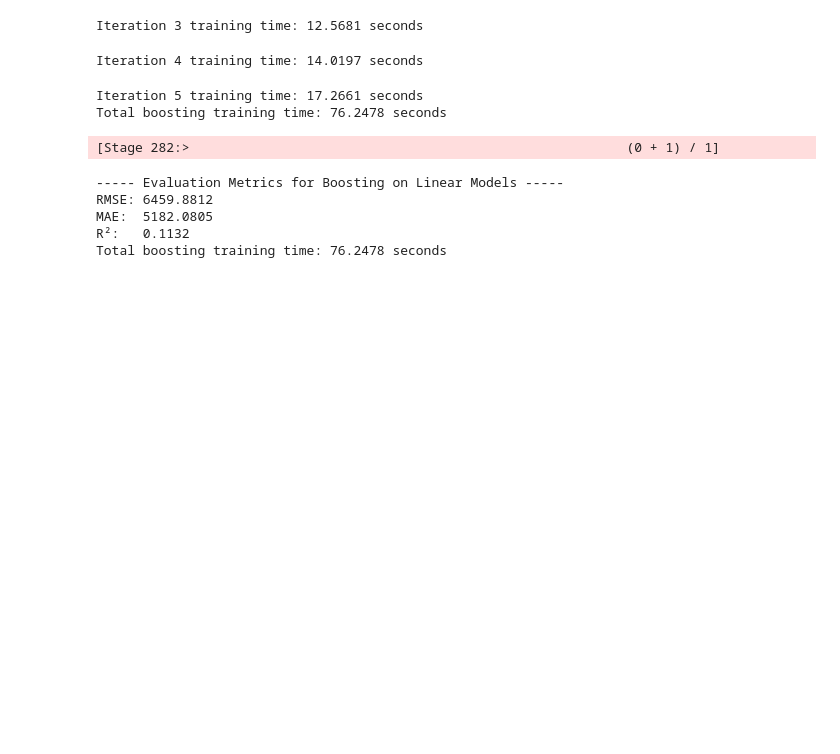
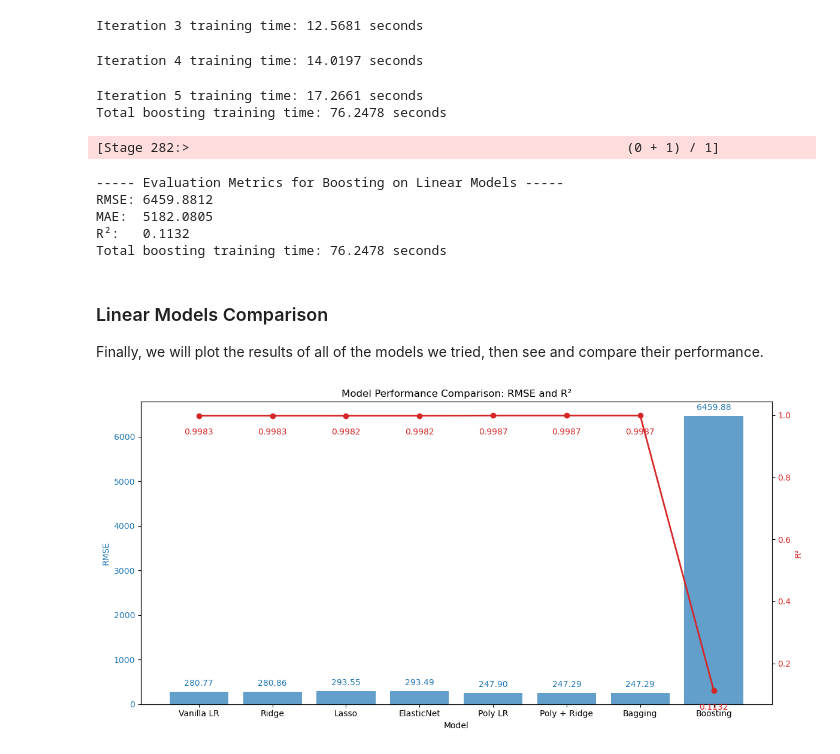
Before and after one commit to atumlin/DS5460_FinalProject, a Jupyter notebook: FinalMilestone.ipynb, the cells around one changed output. Drawn from its saved outputs; the diff is of its cells as text; code cells hidden in the pictures; blank space fills up the shorter version.

Commit message:
Finished Final Comparisons and Conclusions

```diff
--- a/FinalMilestone.ipynb
+++ b/FinalMilestone.ipynb
@@ -556,3 +556,52 @@ RMSE: 6459.8812
 MAE:  5182.0805
 R²:   0.1132
 Total boosting training time: 76.2478 seconds
+# %% [markdown]
+### Linear Models Comparison
+
+Finally, we will plot the results of all of the models we tried, then see and compare their performance.
+# %%
+
+models = ['Vanilla LR', 'Ridge', 'Lasso', 'ElasticNet',
+          'Poly LR', 'Poly + Ridge', 'Bagging', 'Boosting']
+
+rmse = [280.7658, 280.8556, 293.5459, 293.4881,
+        247.8984, 247.2876, 247.2926, 6459.8812]
+
+r2 = [0.9983, 0.9983, 0.9982, 0.9982,
+      0.9987, 0.9987, 0.9987, 0.1132]
+
+fig, ax1 = plt.subplots(figsize=(12, 6))
+
+bar_color = 'tab:blue'
+bars = ax1.bar(models, rmse, color=bar_color, alpha=0.7, label="RMSE")
+ax1.set_xlabel("Model")
+ax1.set_ylabel("RMSE", color=bar_color)
+ax1.tick_params(axis='y', labelcolor=bar_color)
+ax1.set_title("Model Performance Comparison: RMSE and R²")
+
+for bar in bars:
+    height = bar.get_height()
+    ax1.annotate(f'{height:.2f}',
+                 xy=(bar.get_x() + bar.get_width() / 2, height),
+                 xytext=(0, 5),
+                 textcoords="offset points",
+                 ha='center', va='bottom', color=bar_color)
+
+ax2 = ax1.twinx()
+line_color = 'tab:red'
+ax2.plot(models, r2, color=line_color, marker='o', linewidth=2, label="R²")
+ax2.set_ylabel("R²", color=line_color)
+ax2.tick_params(axis='y', labelcolor=line_color)
+
+for i, value in enumerate(r2):
+    ax2.annotate(f'{value:.4f}',
+                 xy=(i, value),
+                 xytext=(0, -15),
+                 textcoords="offset points",
+                 ha='center', va='top', color=line_color)
+
+plt.tight_layout()
+plt.show()
+# %% [output]
+[figure, added]
```
Also changed, not shown: parts of 2 cells of this notebook, 3 other files.
